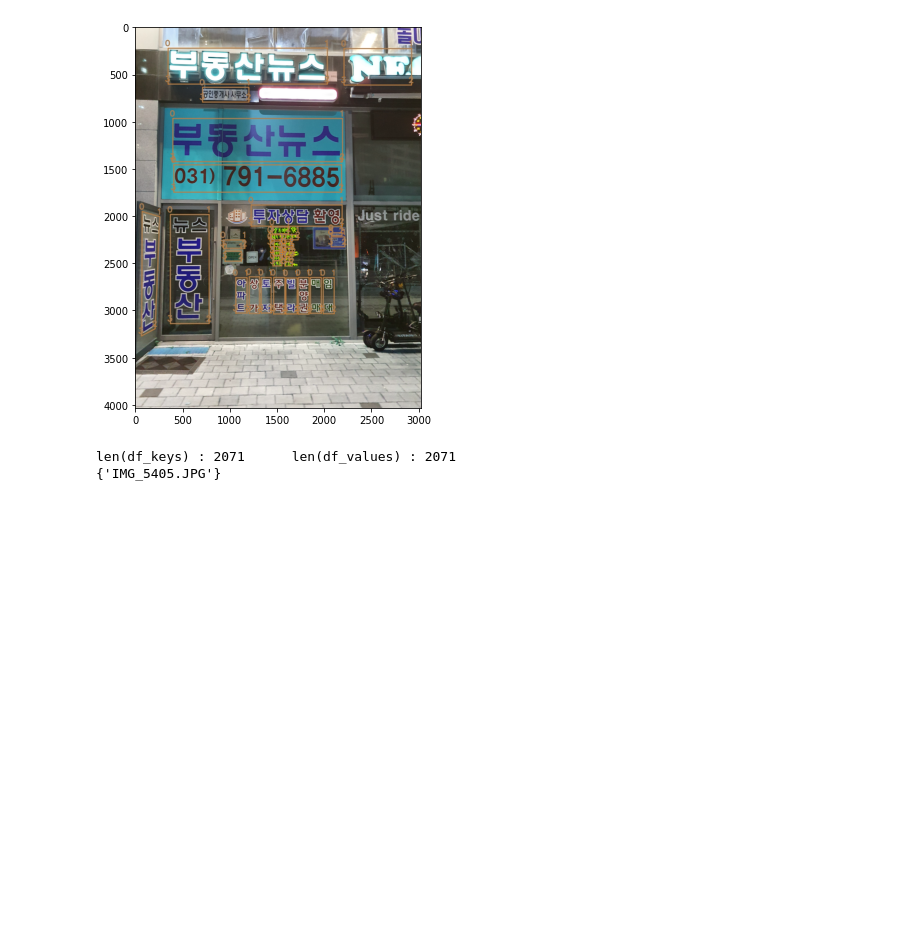
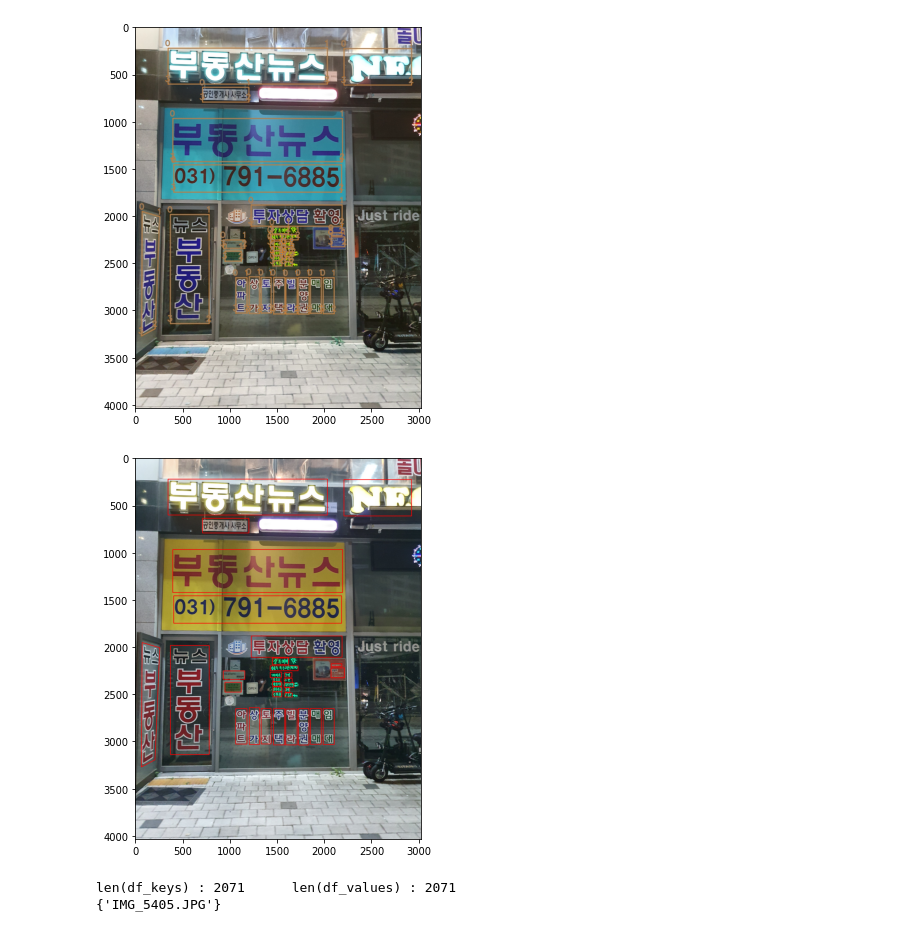
Before and after one commit to hyuns1102/data-annotation-cv-level3-cv-15, a Jupyter notebook: code [kjy]/json_correction_merge_verify_k-fold.ipynb, the cells around one changed output. Cells and saved outputs as stored; diff of their text form; code cells hidden in the pictures; blank space fills up the shorter version.

```diff
--- a/code [kjy]/json_correction_merge_verify_k-fold.ipynb
+++ b/code [kjy]/json_correction_merge_verify_k-fold.ipynb
@@ -239,6 +239,29 @@ Image:  (4032, 3024, 3)
 Bboxes: (32, 4, 2)
 Labels: (32,)
 [figure]
+# %%
+import cv2
+import matplotlib.pyplot as plt
+
+images_item = '1632025728267-3.jpg'
+# images_item = image_keys[SAMPLE_IDX]
+
+image = cv2.imread(osp.join(merge_dataset_path + '/images', images_item))
+image = cv2.cvtColor(image, cv2.COLOR_BGR2RGB)
+
+#get annotations
+anno_lists = []
+for k, v in new_info['images'][images_item]['words'].items():
+    anno_lists.append(np.array(v['points'], dtype=np.int32))
+
+image = cv2.polylines(image, anno_lists, True, (255,0,0), 5)
+
+plt.figure(figsize=(10, 7))
+plt.imshow(image)
+
+SAMPLE_IDX += 1
+# %% [output]
+[figure, added]
 # %%
 image_set = new_info['images']
 
```
